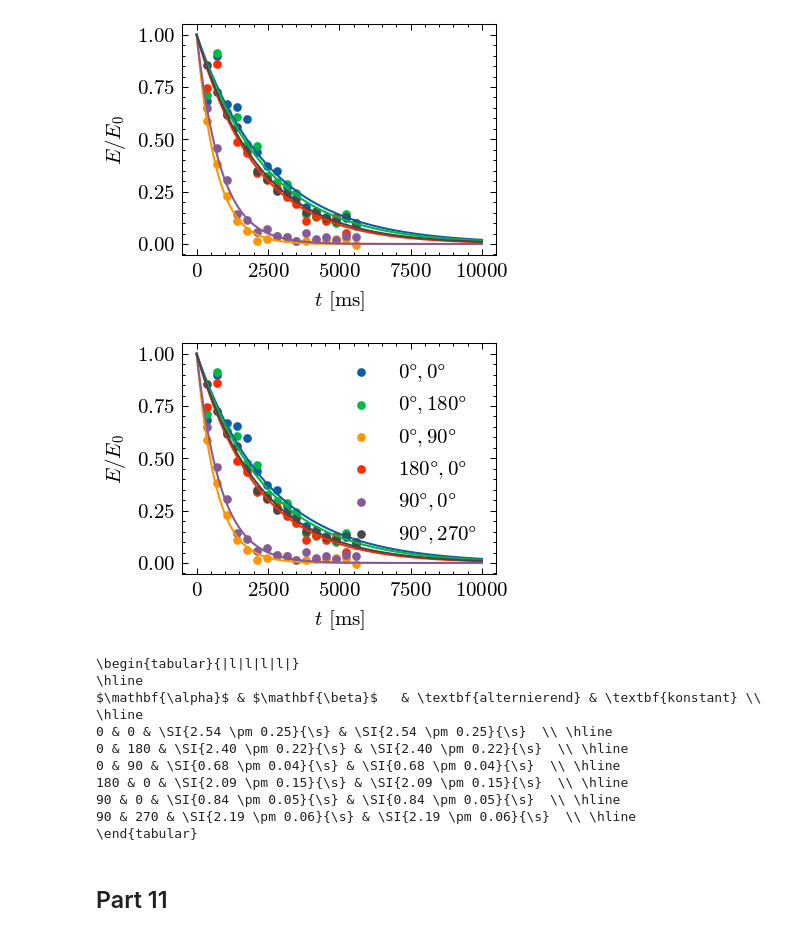
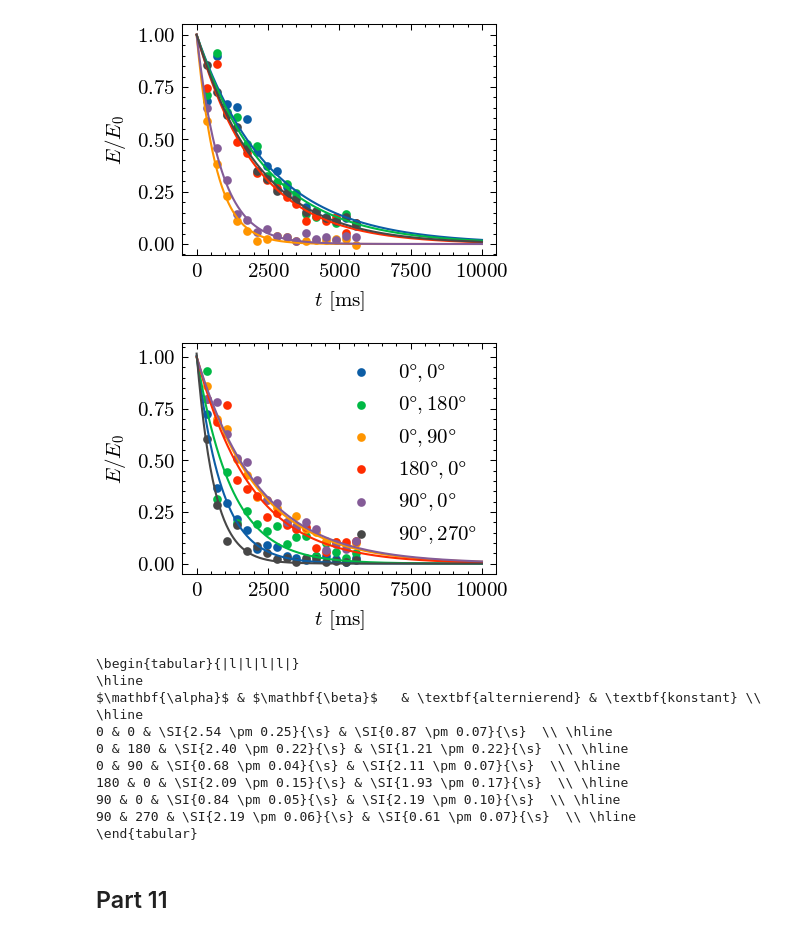
Before and after one commit to emhl/FP2, a Jupyter notebook: kernspin.ipynb, the cells around one changed output. Drawn from its saved outputs; the diff is of its cells as text; code cells hidden in the pictures.

Commit message:
export multiple c-opt plots

```diff
--- a/kernspin.ipynb
+++ b/kernspin.ipynb
@@ -528,20 +547,21 @@ plt.savefig(outdir+'10-t2-alt.pdf')
 # %%
 plt.figure(figsize=(2.7,2))
 t2_const = []
-for i, t2 in enumerate(t2_10[::2]):
+for i, t2 in enumerate(t2_10[1::2]):
     # amp = ua(t2[1],t2[2])
     # plt.title('constant')
     plt.scatter(t2[0],t2[1],s=10, label=rf"${alpha[i]}\degree, {beta[i]}\degree$")
     popt, pcov = curve_fit(t2_fit, t2[0], t2[1], p0=[1000,1])
     xl = np.linspace(0, 10000, 500)
     plt.plot(xl, t2_fit(xl, *popt))
     t2_const.append(uf(popt[0],np.sqrt(np.diag(pcov))[0]))
     plt.legend()
     plt.xlabel('$t$ [ms]')
     plt.ylabel('$E/E_0$')
+# 180,0 wirklich mit den parametern>
 plt.savefig(outdir+'10-t2-const.pdf')
 # %% [output]
-[figure, old version]
+[figure, new version]
 # %%
 print(r"\begin{tabular}{|l|l|l|l|}")
 print(r"\hline")
@@ -553,12 +573,12 @@ print(r"\end{tabular}")
 \begin{tabular}{|l|l|l|l|}
 \hline
 $\mathbf{\alpha}$ & $\mathbf{\beta}$   & \textbf{alternierend} & \textbf{konstant} \\ \hline
-0 & 0 & \SI{2.54 \pm 0.25}{\s} & \SI{2.54 \pm 0.25}{\s}  \\ \hline
-0 & 180 & \SI{2.40 \pm 0.22}{\s} & \SI{2.40 \pm 0.22}{\s}  \\ \hline
-0 & 90 & \SI{0.68 \pm 0.04}{\s} & \SI{0.68 \pm 0.04}{\s}  \\ \hline
-180 & 0 & \SI{2.09 \pm 0.15}{\s} & \SI{2.09 \pm 0.15}{\s}  \\ \hline
-90 & 0 & \SI{0.84 \pm 0.05}{\s} & \SI{0.84 \pm 0.05}{\s}  \\ \hline
-90 & 270 & \SI{2.19 \pm 0.06}{\s} & \SI{2.19 \pm 0.06}{\s}  \\ \hline
+0 & 0 & \SI{2.54 \pm 0.25}{\s} & \SI{0.87 \pm 0.07}{\s}  \\ \hline
+0 & 180 & \SI{2.40 \pm 0.22}{\s} & \SI{1.21 \pm 0.22}{\s}  \\ \hline
+0 & 90 & \SI{0.68 \pm 0.04}{\s} & \SI{2.11 \pm 0.07}{\s}  \\ \hline
+180 & 0 & \SI{2.09 \pm 0.15}{\s} & \SI{1.93 \pm 0.17}{\s}  \\ \hline
+90 & 0 & \SI{0.84 \pm 0.05}{\s} & \SI{2.19 \pm 0.10}{\s}  \\ \hline
+90 & 270 & \SI{2.19 \pm 0.06}{\s} & \SI{0.61 \pm 0.07}{\s}  \\ \hline
 \end{tabular}
 # %% [markdown]
 ## Part 11
```
Also changed, not shown: parts of 8 cells of this notebook.
